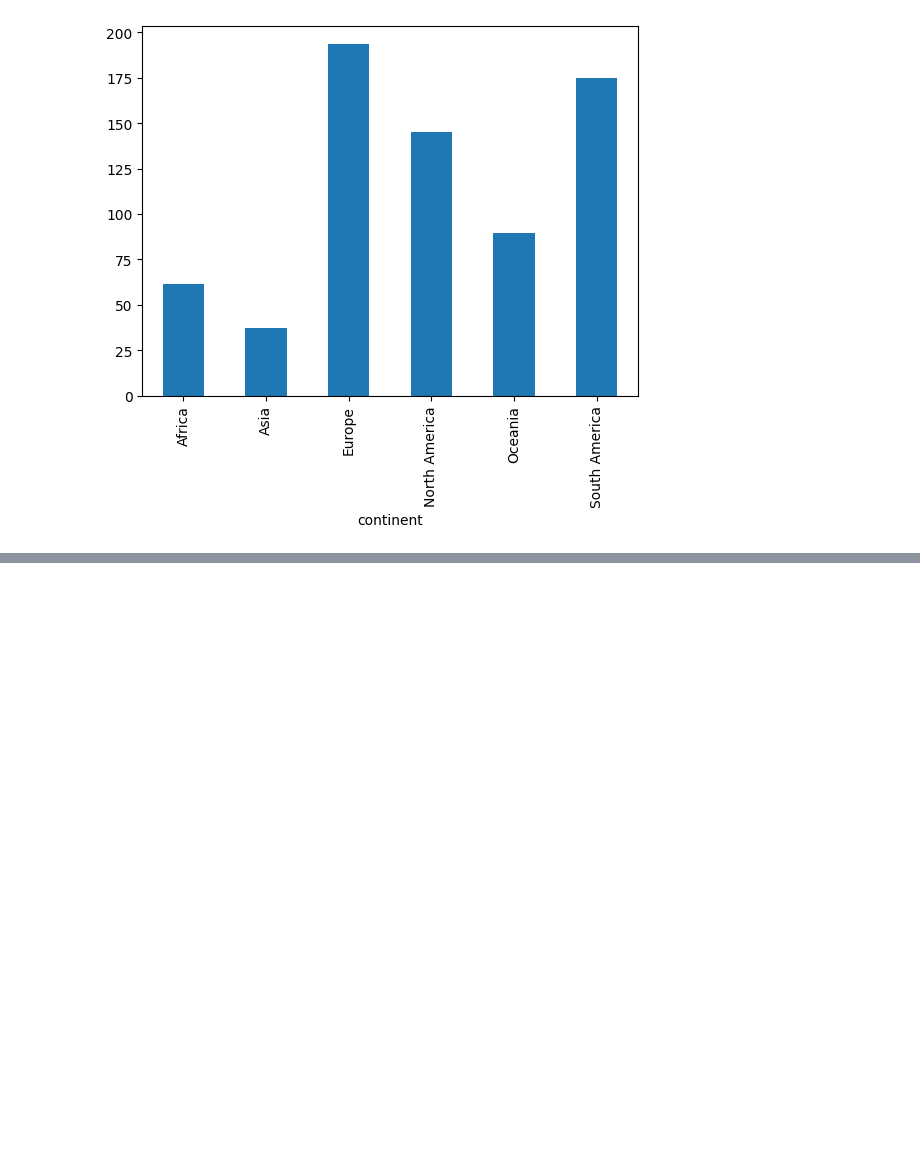
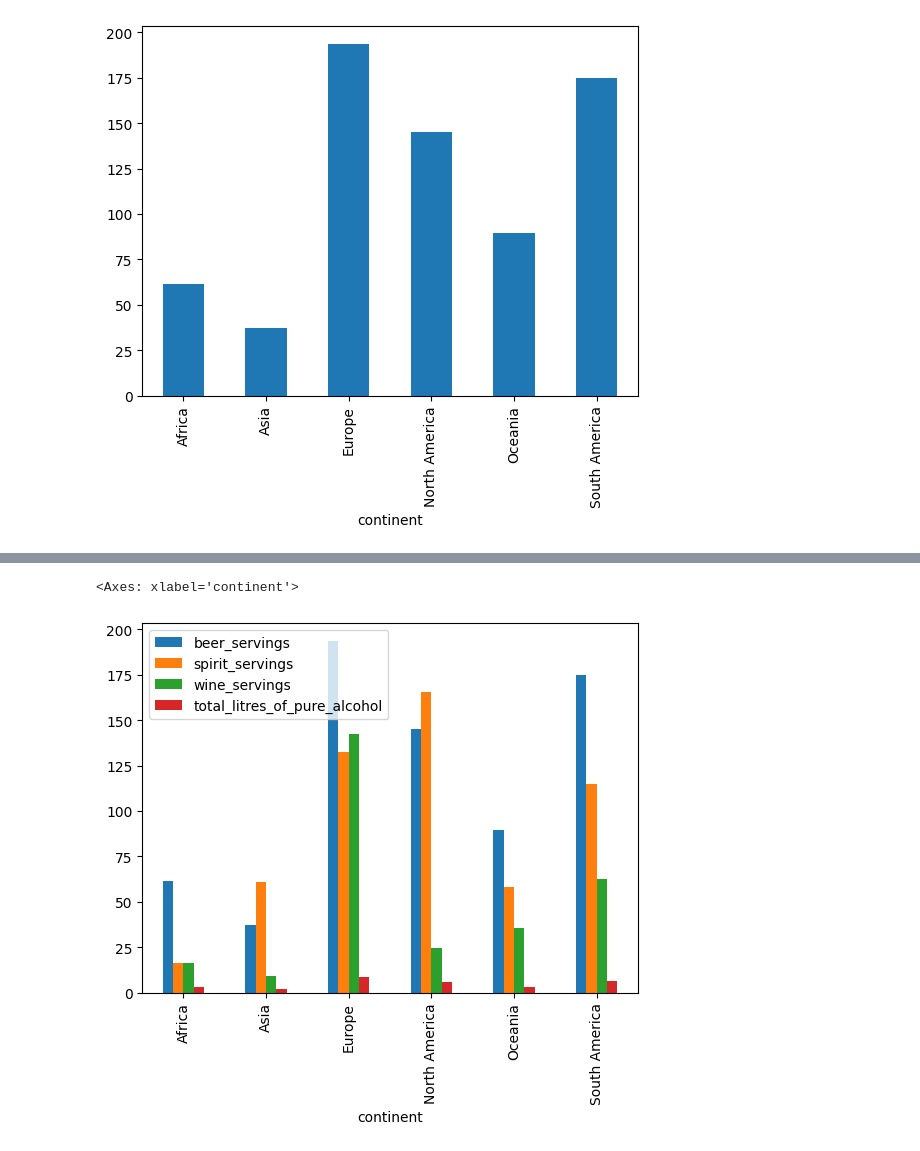
Before and after one commit to inancarin/DSA201_2024_2025_SPRING, a Jupyter notebook: Week04/Lecture/pandas1.ipynb, the cells around one changed output, grey strips where cells are left out. Cells and saved outputs as stored; diff of their text form; code cells hidden in the pictures; blank space fills up the shorter version.

```diff
--- a/Week04/Lecture/pandas1.ipynb
+++ b/Week04/Lecture/pandas1.ipynb
@@ -919,0 +986,5 @@ drinks.groupby("continent")["beer_servings"].mean().plot(kind="bar")
+# %%
+drinks.groupby("continent").mean(numeric_only=True).plot(kind="bar")
+# %% [output]
+<Axes: xlabel='continent'>
+[figure, added]
```
Also changed, not shown: parts of 19 cells of this notebook.
